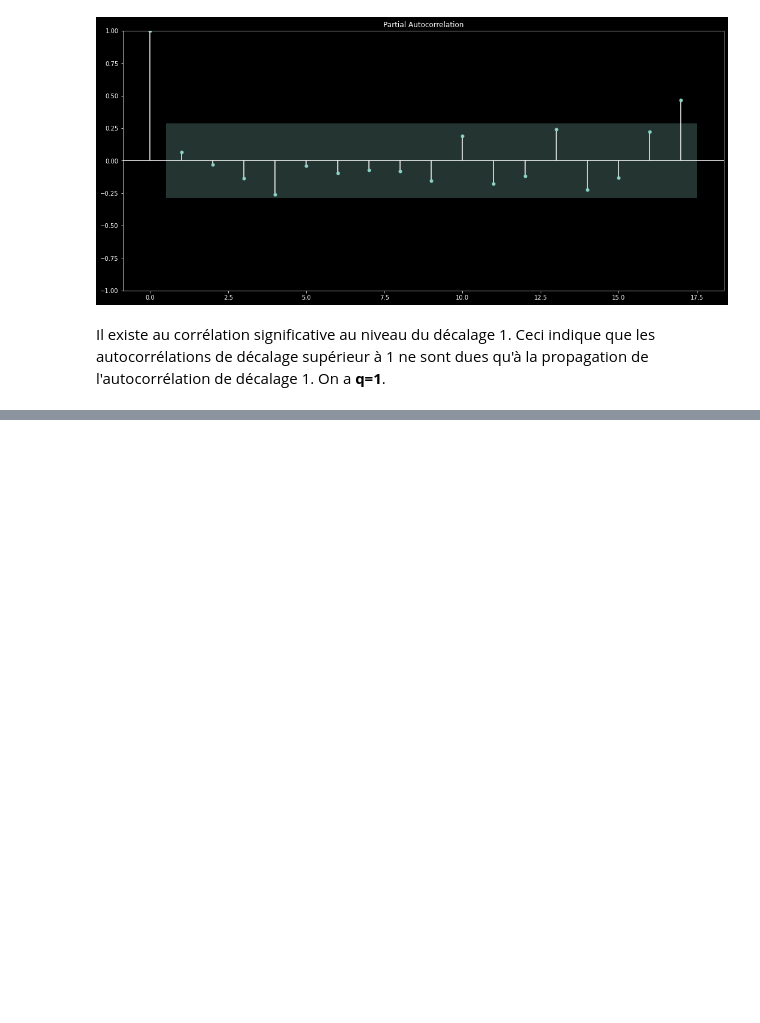
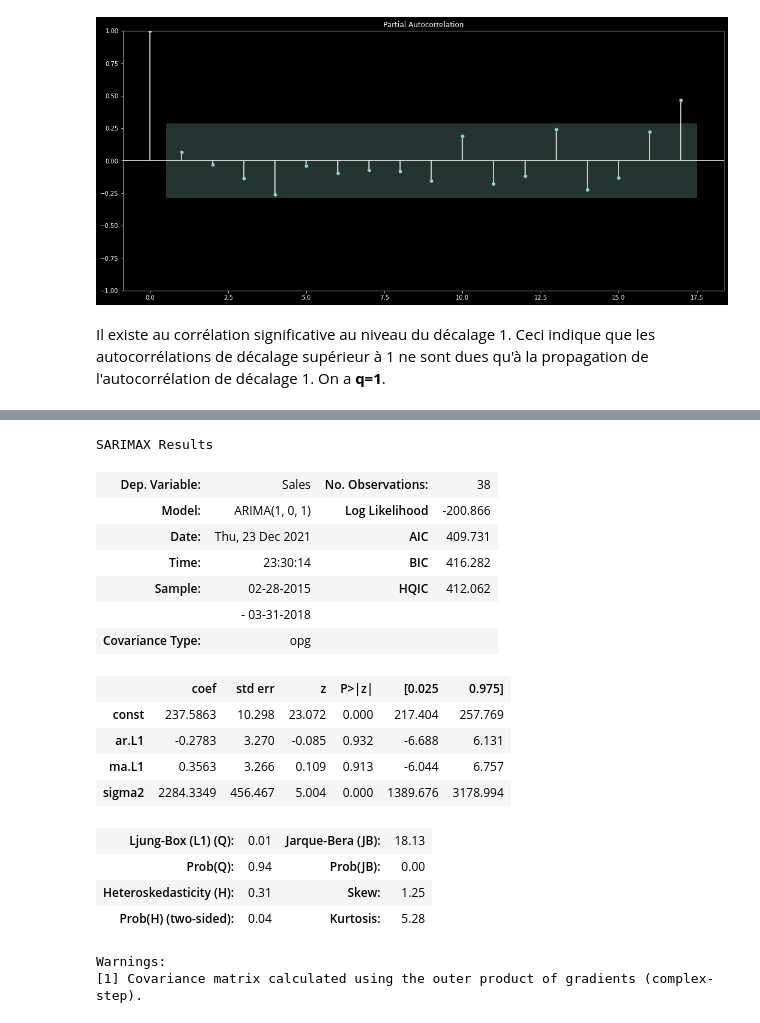
Before and after one commit to YassineLaamoumri/Time_Series, a Jupyter notebook: times_series_sales.ipynb, the cells around one changed output, grey strips where cells are left out. Saved outputs shown, nothing was run; the diff lists cells and outputs as text; code cells hidden in the pictures; blank space fills up the shorter version.

```diff
--- a/times_series_sales.ipynb
+++ b/times_series_sales.ipynb
@@ -387,0 +368,22 @@ ValueError: Found input variables with inconsistent numbers of samples: [9, 17]
+# %%
+arima_model.summary()
+# %% [output]
+SARIMAX Results
+| Dep. Variable: | Sales | No. Observations: | 38 |
+| Model: | ARIMA(1, 0, 1) | Log Likelihood | -200.866 |
+| Date: | Thu, 23 Dec 2021 | AIC | 409.731 |
+| Time: | 23:30:14 | BIC | 416.282 |
+| Sample: | 02-28-2015 | HQIC | 412.062 |
+|  | - 03-31-2018 |  |  |
+| Covariance Type: | opg |  |  |
+|  | coef | std err | z | P>|z| | [0.025 | 0.975] |
+| const | 237.5863 | 10.298 | 23.072 | 0.000 | 217.404 | 257.769 |
+| ar.L1 | -0.2783 | 3.270 | -0.085 | 0.932 | -6.688 | 6.131 |
+| ma.L1 | 0.3563 | 3.266 | 0.109 | 0.913 | -6.044 | 6.757 |
+| sigma2 | 2284.3349 | 456.467 | 5.004 | 0.000 | 1389.676 | 3178.994 |
+| Ljung-Box (L1) (Q): | 0.01 | Jarque-Bera (JB): | 18.13 |
+| Prob(Q): | 0.94 | Prob(JB): | 0.00 |
+| Heteroskedasticity (H): | 0.31 | Skew: | 1.25 |
+| Prob(H) (two-sided): | 0.04 | Kurtosis: | 5.28 |
+Warnings:
+[1] Covariance matrix calculated using the outer product of gradients (complex-step).
```
Also changed, not shown: parts of 10 cells of this notebook.
